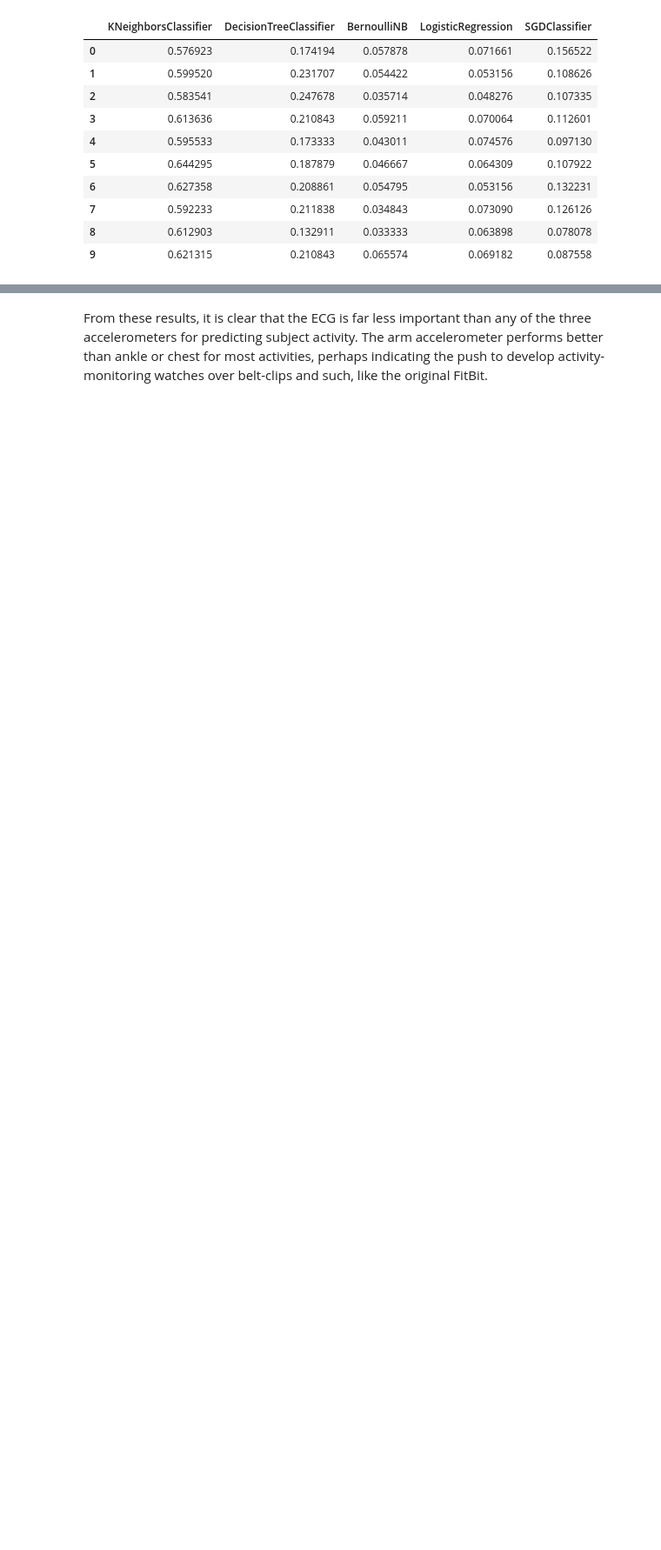
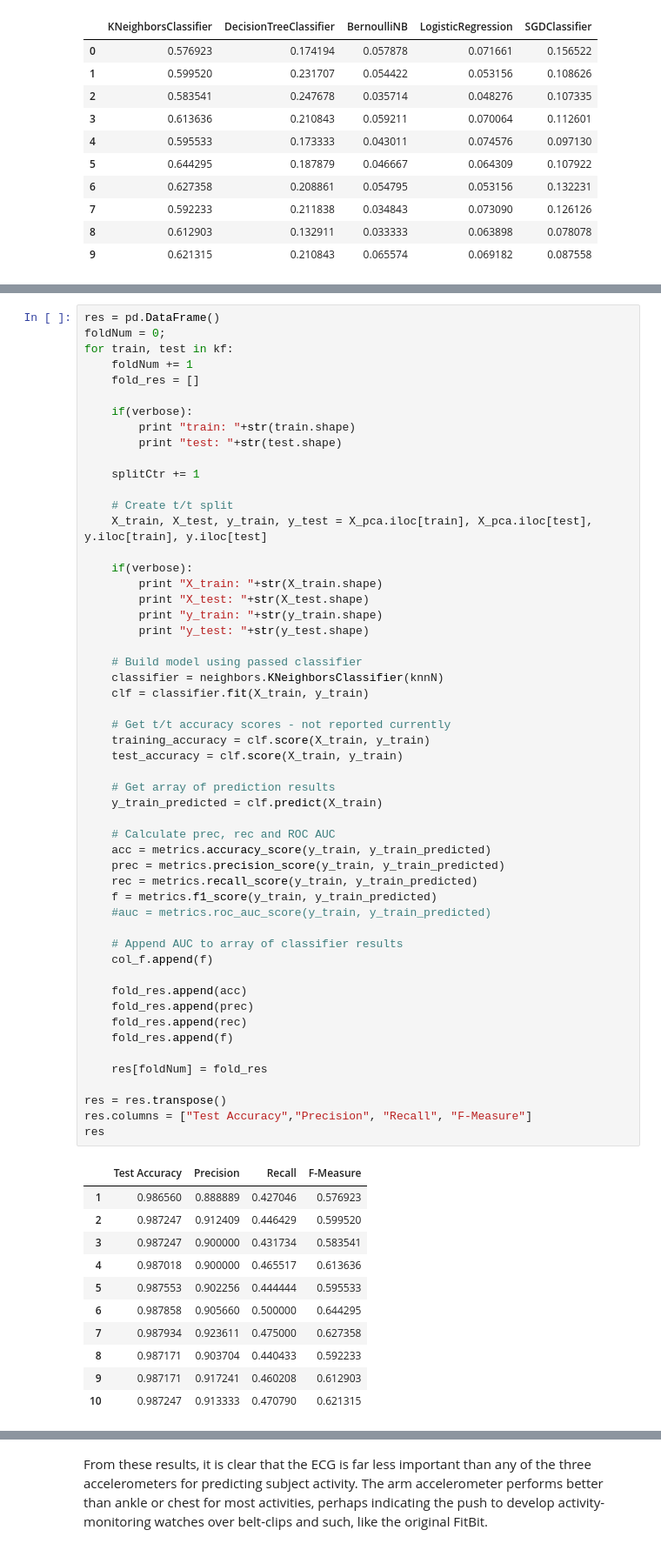
Before and after one commit to Tielman/DAT_20_Students, a Jupyter notebook: Tielman/Project/mHealth/mHealth.ipynb, the cells around one changed output, grey strips where cells are left out. Shown at 87% size. Cells and saved outputs as stored; diff of their text form; blank space fills up the shorter version.

```diff
--- a/Tielman/Project/mHealth/mHealth.ipynb
+++ b/Tielman/Project/mHealth/mHealth.ipynb
@@ -424,0 +442,65 @@ res_f
+# %%
+res = pd.DataFrame()
+foldNum = 0;
+for train, test in kf:
+    foldNum += 1
+    fold_res = []
+
+    if(verbose):
+        print "train: "+str(train.shape)
+        print "test: "+str(test.shape)
+
+    splitCtr += 1
+
+    # Create t/t split
+    X_train, X_test, y_train, y_test = X_pca.iloc[train], X_pca.iloc[test], y.iloc[train], y.iloc[test]
+
+    if(verbose):
+        print "X_train: "+str(X_train.shape)
+        print "X_test: "+str(X_test.shape)
+        print "y_train: "+str(y_train.shape)
+        print "y_test: "+str(y_test.shape)
+
+    # Build model using passed classifier
+    classifier = neighbors.KNeighborsClassifier(knnN)
+    clf = classifier.fit(X_train, y_train)
+
+    # Get t/t accuracy scores - not reported currently
+    training_accuracy = clf.score(X_train, y_train)
+    test_accuracy = clf.score(X_train, y_train)
+
+    # Get array of prediction results
+    y_train_predicted = clf.predict(X_train)
+
+    # Calculate prec, rec and ROC AUC
+    acc = metrics.accuracy_score(y_train, y_train_predicted)
+    prec = metrics.precision_score(y_train, y_train_predicted)
+    rec = metrics.recall_score(y_train, y_train_predicted)
+    f = metrics.f1_score(y_train, y_train_predicted)
+    #auc = metrics.roc_auc_score(y_train, y_train_predicted)
+
+    # Append AUC to array of classifier results
+    col_f.append(f)
+
+    fold_res.append(acc)
+    fold_res.append(prec)
+    fold_res.append(rec)
+    fold_res.append(f)
+
+    res[foldNum] = fold_res
+
+res = res.transpose()
+res.columns = ["Test Accuracy","Precision", "Recall", "F-Measure"]
+res
+# %% [output]
+|  | Test Accuracy | Precision | Recall | F-Measure |
+| 1 | 0.986560 | 0.888889 | 0.427046 | 0.576923 |
+| 2 | 0.987247 | 0.912409 | 0.446429 | 0.599520 |
+| 3 | 0.987247 | 0.900000 | 0.431734 | 0.583541 |
+| 4 | 0.987018 | 0.900000 | 0.465517 | 0.613636 |
+| 5 | 0.987553 | 0.902256 | 0.444444 | 0.595533 |
+| 6 | 0.987858 | 0.905660 | 0.500000 | 0.644295 |
+| 7 | 0.987934 | 0.923611 | 0.475000 | 0.627358 |
+| 8 | 0.987171 | 0.903704 | 0.440433 | 0.592233 |
+| 9 | 0.987171 | 0.917241 | 0.460208 | 0.612903 |
+| 10 | 0.987247 | 0.913333 | 0.470790 | 0.621315 |
```
Also changed, not shown: parts of 5 cells of this notebook.
